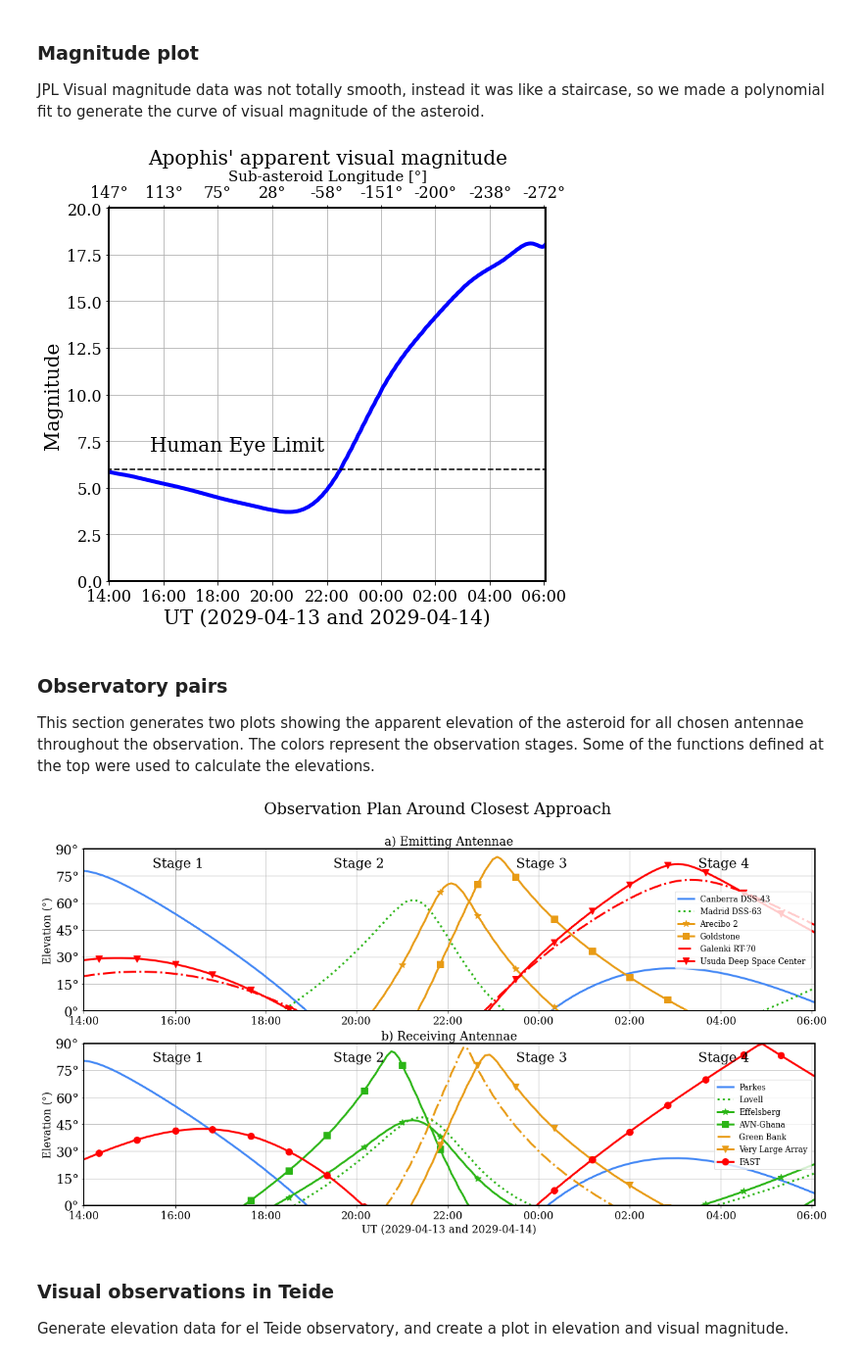
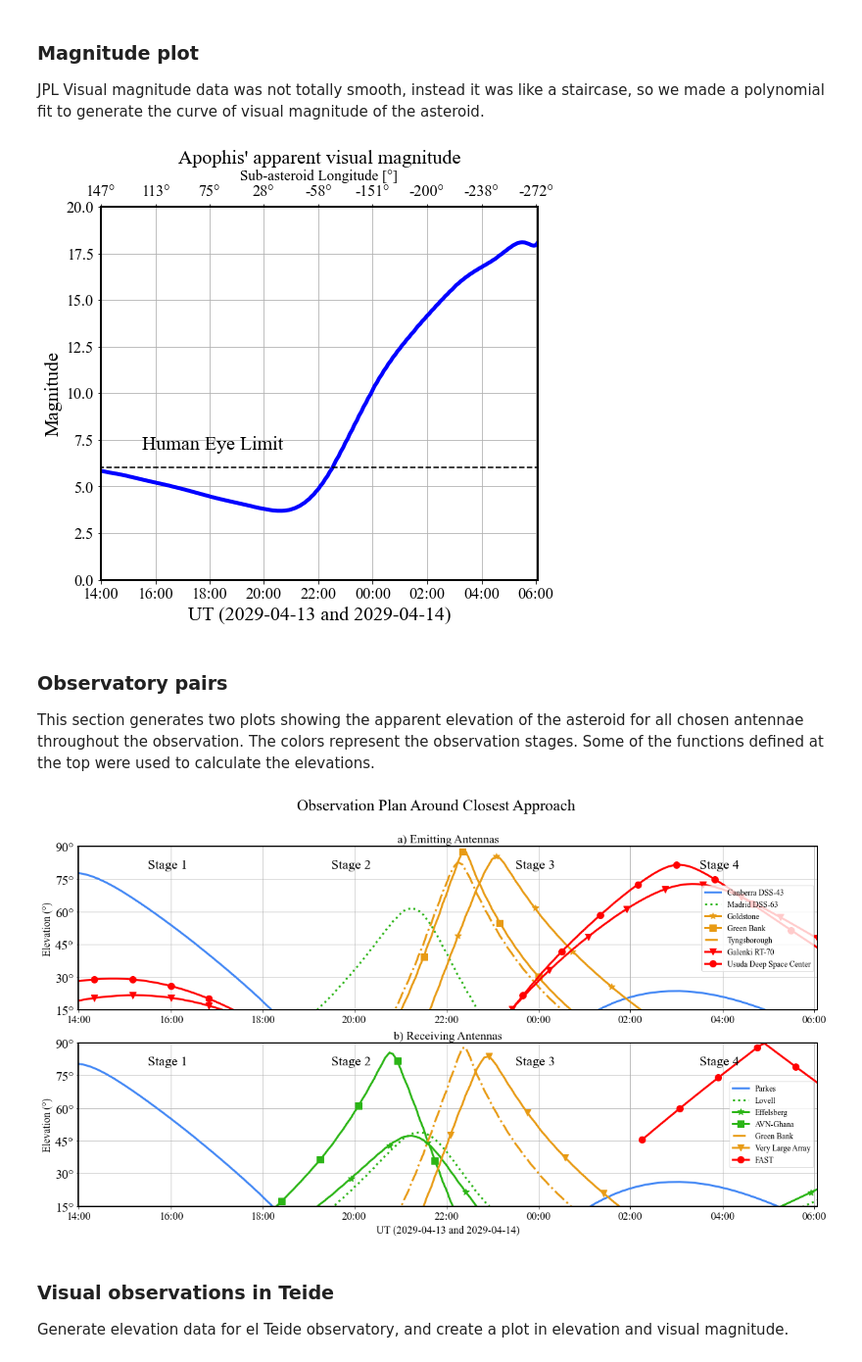
Before and after one commit to seap-udea/Apophis2029, a Jupyter notebook: ApproachingPlots.ipynb, the cells around one changed output. Shown at 98% size. Drawn from its saved outputs; the diff is of its cells as text; code cells hidden in the pictures.

```diff
--- a/ApproachingPlots.ipynb
+++ b/ApproachingPlots.ipynb
@@ -456,7 +474,7 @@ def get_lon(TIME,RA):
   G = T.sidereal_time('apparent', 'greenwich').to(u.deg)
   return RA - G.value
 
-sun = get_lon(ephemeris['datetime_jd'][::10],1.5*15)
+sun = get_lon(ephemeris['datetime_jd'][::12],1.5*15)
 for i in range(len(sun)):
    if sun[i] < -180: sun[i] += 360
 
@@ -466,6 +484,12 @@ fig, (ax1,ax2) = plt.subplots(1,2,subplot_kw={'projection': 'polar'},figsize=(15
 
 def polar(ax,key,ylabel,title):
     line = ax.plot(np.deg2rad(ephemeris[key]),ephemeris['delta (Rt)'],'r-',lw=2)[0]
+    # draw circles at hour marks (every 12 data points)
+    for i in range(6,len(ephemeris),12):
+        ax.plot(np.deg2rad(ephemeris[key])[i],ephemeris['delta (Rt)'][i],'r.',ms=10)
+        # ax.text(np.deg2rad(ephemeris[key])[i],ephemeris['delta (Rt)'][i],ephemeris['datetime_str'][i][-5:],size=16)
+
+
     ax.set_xlabel(ylabel)
     ax.set_yticks([5,10,15,20,25])
     ax.text(-1.4*np.pi/4,15,"Distance [$R_\oplus$]",rotation=-45)
@@ -480,9 +504,9 @@ def polar(ax,key,ylabel,title):
         angle = lambda x: x if x<= 180 else x - 360
         ax.set_xticklabels([f"{angle(s)}°" for s in range(0,360,45)])
         N = len(sun)
-        for n in [0,N//2,N-1]:
-            ax.plot(sun[n],25,'yo',ms=20, alpha=0.5)
-        sun_path = ax.plot(sun,sun*0+25,'y-', alpha=0.3, lw=3)[0]
+        # for n in [0,N//2,N-1]:
+        #     ax.plot(sun[n],25,'yo',ms=20, alpha=0.5)
+        sun_path = ax.plot(sun,sun*0+25,'y.-', alpha=0.9, lw=1)[0]
         add_arrow(sun_path,size=30, position=np.pi)
         add_arrow(sun_path,size=30, position=-np.pi/2)
 
@@ -534,25 +558,25 @@ name = f"{FIGDIR}/magnitude"
 plt.savefig(name+".pdf",bbox_inches='tight')
 plt.savefig(name+".png",bbox_inches='tight')
 # %% [output]
-[figure, old version]
+[figure, new version]
 # %% [markdown]
 ### Observatory pairs
 
 This section generates two plots showing the apparent elevation of the asteroid for all chosen antennae throughout the observation. The colors represent the observation stages. Some of the functions defined at the top were used to calculate the elevations.
 # %%
-emitting = ['CDS','MDS','ARE','GOL','ECD','USU']
+emitting = ['CDS','MDS','GOL','GBT','TYN','ECD','USU']
 receiving = ['PRK','LOV','EFE','AVN','GBT','VLA','FAS']
 
 emitting = [radio[radio.Code == a].iloc[0] for a in emitting]
 receiving = [radio[radio.Code == a].iloc[0] for a in receiving]
 
 def axes(ax,i):
-    ax.set_ylim([0,90])
+    ax.set_ylim([15,90])
     ax.set_xlim([0,ephemeris['hours'].iloc[-1]])
     xticks = range(6,len(ephemeris),24)
     ax.set_xlim([ephemeris['hours'].iloc[6],ephemeris['hours'].iloc[-1]])
     ax.set_xticks([ephemeris['hours'][i] for i in xticks])
-    yticks = list(range(0,91,15))
+    yticks = list(range(15,91,15))
     ax.set_yticks(yticks)
     ax.set_yticklabels(["%i°"%h for h in yticks])
     ax.set_ylabel("Elevation (°)",size=16)
@@ -561,37 +585,43 @@ def axes(ax,i):
     if i == 1:
         ax.set_xlabel("UT (2029-04-13 and 2029-04-14)",size=16)
 
 
 fig, axs = plt.subplots(2,1, figsize=(20,10))
 styles = ['-',':','*-','s-','-.','v-','o-','--','D-']
 colors = ['#4287f5','#2bb516','#e89b15','#ff0000']
 
 for i,antennae in enumerate([emitting,receiving]):
     ax = axs.flat[i]
 
     for j,obs1 in enumerate(antennae):
         cs = int(float(obs1.Stage)) - 1
         obs_data = single_elevation(obs1,ephemeris)
-        ax.plot(ephemeris['hours'],obs_data['elevation1'],
+
+        visible = obs_data['elevation1'] > 0
+        if obs1.Code == 'FAS':
+            visible = obs_data['elevation1'] > 45
+
+        ax.plot(ephemeris['hours'][visible],obs_data['elevation1'][visible],
             styles[j],label=f"{obs1['Name']}",lw=3,color=colors[cs],
             markevery=10, ms=10)
+        # ax.plot(timesnt,Ynt,'--',lw=2,color='gray')
         axes(ax,i)
 
     for tt,t in enumerate(range(30,len(ephemeris),48)):
         ax.text(ephemeris['hours'][t]-0.5, 80, f"Stage {tt+1}")
 
     ax.legend(fontsize=12, loc="center right")
     ax.grid()
 
-axs[0].set_title("a) Emitting Antennae",size=18)
-axs[1].set_title("b) Receiving Antennae",size=18)
+axs[0].set_title("a) Emitting Antennas",size=18)
+axs[1].set_title("b) Receiving Antennas",size=18)
 
 fig.suptitle("Observation Plan Around Closest Approach")
 
 name = f"{FIGDIR}/observing-plan"
 plt.savefig(name+".pdf",bbox_inches='tight')
 # %% [output]
-[figure, old version]
+[figure, new version]
 # %% [markdown]
 ### Visual observations in Teide
 
```
Also changed, not shown: parts of 19 cells of this notebook, 23 other files.
